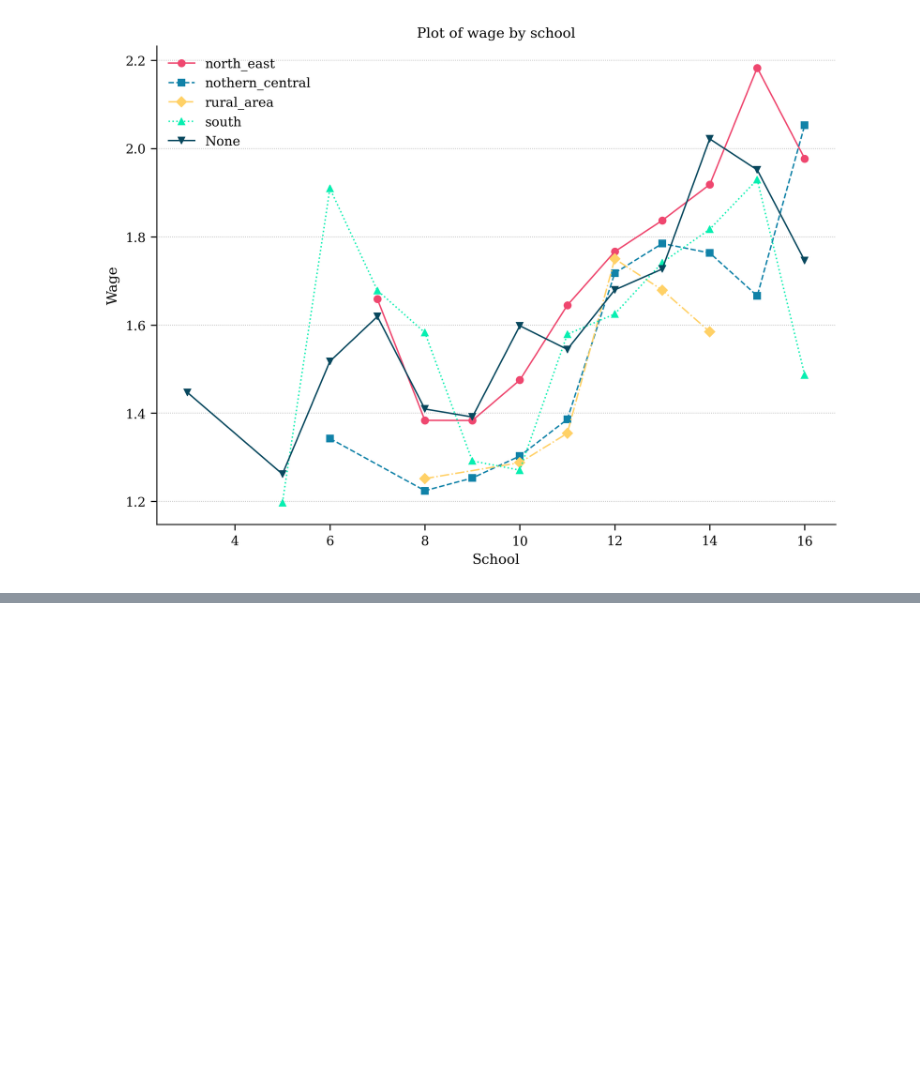
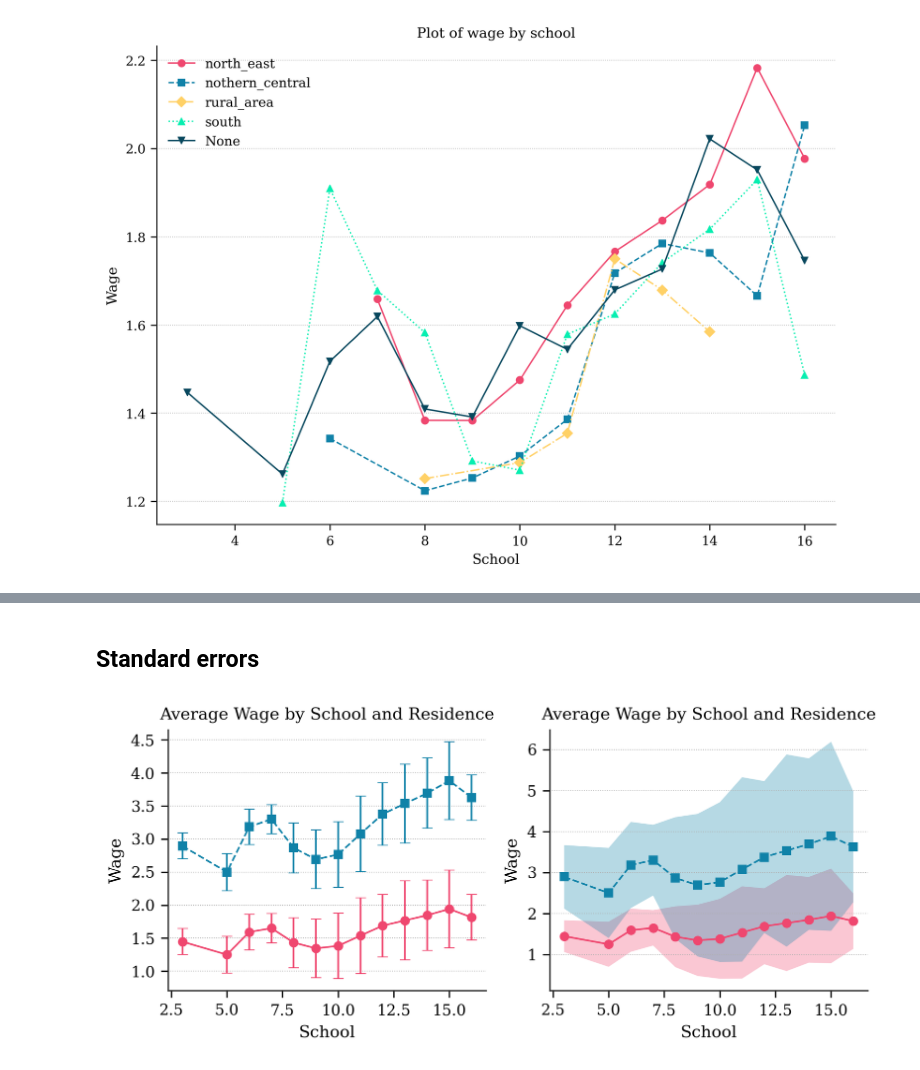
Before and after one commit to AdamHallengreen/figure-manager, a Jupyter notebook: examples/example_usage.ipynb, the cells around one changed output, grey strips where cells are left out. Cells and saved outputs as stored; diff of their text form; code cells hidden in the pictures; blank space fills up the shorter version.

Commit message:
feat: plot errors

```diff
--- a/examples/example_usage.ipynb
+++ b/examples/example_usage.ipynb
@@ -107,3 +100,27 @@ Saved subplot to figures/three_small_plots_subplot_1.pdf
 Saved subplot to figures/three_small_plots_subplot_2.pdf
 Saved subplot to figures/three_small_plots_subplot_3.pdf
 [figure]
+# %% [markdown]
+## Standard errors
+# %%
+# Set up the FigureManager
+fm = FigureManager(output_dir="figures/", paper_size="A4", file_ext=".pdf", use_latex=False)
+
+
+cd = collapsed_data = data.group_by('school').agg(
+    pl.mean('wage').alias('wage_mean'),
+    pl.std('wage').alias('wage_std'),
+).with_columns(
+    (c.wage_mean - c.wage_std*1.96).alias('wage_ci_low'),
+    (c.wage_mean + c.wage_std*1.96).alias('wage_ci_high'),
+).sort('school')
+
+# Create figure and subplot managers with specified layout
+fig, axes = fm.create_figure(n_rows=1, n_cols=2, n_subplots=2)
+
+axes[0] = generate_plot_with_error(x=cd.get_column("school"), y=cd.get_column("wage_mean"),   y_err=cd.get_column("wage_std"),   ax = axes[0], xlabel='School', ylabel='Wage', title='Average Wage by School and Residence', label='Wage')
+axes[0] = generate_plot_with_error(x=cd.get_column("school"), y=cd.get_column("wage_mean")*2, y_err=cd.get_column("wage_std"), ax = axes[0], xlabel='School', ylabel='Wage', title='Average Wage by School and Residence')
+axes[1] = generate_plot_with_error(x=cd.get_column("school"), y=cd.get_column("wage_mean"),   y_err=(cd.get_column("wage_ci_low"),   cd.get_column("wage_ci_high")),   ax = axes[1], xlabel='School', ylabel='Wage', title='Average Wage by School and Residence', label="Double Wage")
+axes[1] = generate_plot_with_error(x=cd.get_column("school"), y=cd.get_column("wage_mean")*2, y_err=(cd.get_column("wage_ci_low")*2, cd.get_column("wage_ci_high")*2), ax = axes[1], xlabel='School', ylabel='Wage', title='Average Wage by School and Residence')
+# %% [output]
+[figure, added]
```
Also changed, not shown: parts of 4 cells of this notebook, 2 other files.
